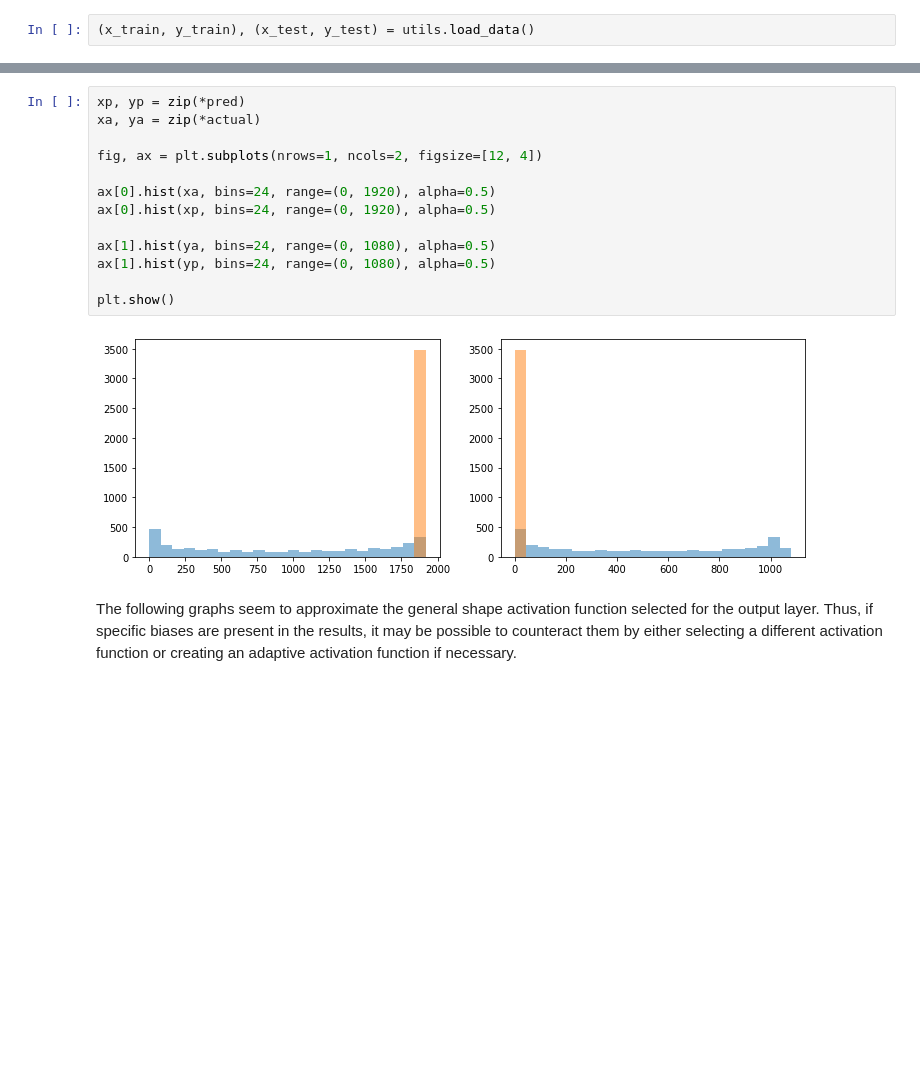
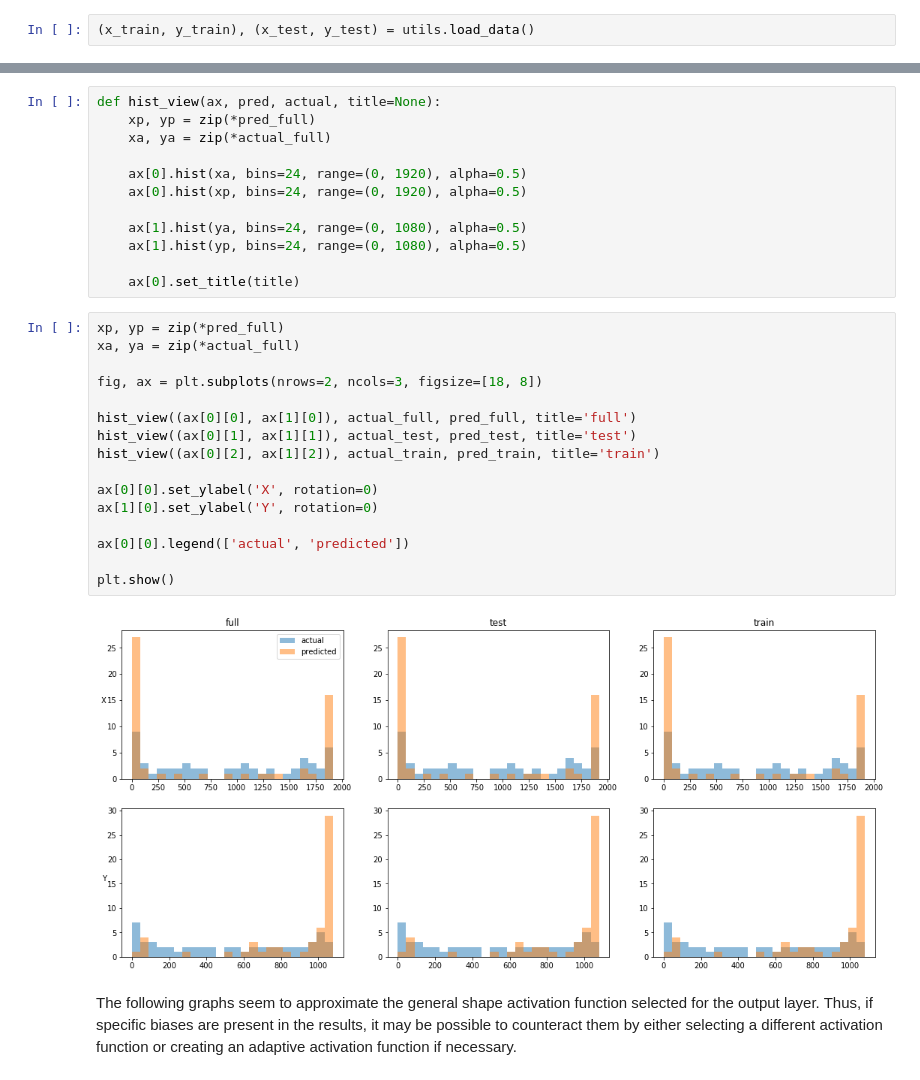
Before and after one commit to yrkv/eye-tracking, a Jupyter notebook: analyze-data.ipynb, the cells around one changed output, grey strips where cells are left out. Drawn from its saved outputs; the diff is of its cells as text; blank space fills up the shorter version.

```diff
--- a/analyze-data.ipynb
+++ b/analyze-data.ipynb
@@ -143,18 +100,33 @@ scatter_view(ax[1][2], actual[-part:], title='actual (test)')
 # %%
-xp, yp = zip(*pred)
-xa, ya = zip(*actual)
+def hist_view(ax, pred, actual, title=None):
+    xp, yp = zip(*pred_full)
+    xa, ya = zip(*actual_full)
 
-fig, ax = plt.subplots(nrows=1, ncols=2, figsize=[12, 4])
+    ax[0].hist(xa, bins=24, range=(0, 1920), alpha=0.5)
+    ax[0].hist(xp, bins=24, range=(0, 1920), alpha=0.5)
 
-ax[0].hist(xa, bins=24, range=(0, 1920), alpha=0.5)
-ax[0].hist(xp, bins=24, range=(0, 1920), alpha=0.5)
+    ax[1].hist(ya, bins=24, range=(0, 1080), alpha=0.5)
+    ax[1].hist(yp, bins=24, range=(0, 1080), alpha=0.5)
 
-ax[1].hist(ya, bins=24, range=(0, 1080), alpha=0.5)
-ax[1].hist(yp, bins=24, range=(0, 1080), alpha=0.5)
-
-plt.show()
+    ax[0].set_title(title)
-# %% [output]
-[figure, removed]
+# %%
+xp, yp = zip(*pred_full)
+xa, ya = zip(*actual_full)
+
+fig, ax = plt.subplots(nrows=2, ncols=3, figsize=[18, 8])
+
+hist_view((ax[0][0], ax[1][0]), actual_full, pred_full, title='full')
+hist_view((ax[0][1], ax[1][1]), actual_test, pred_test, title='test')
+hist_view((ax[0][2], ax[1][2]), actual_train, pred_train, title='train')
+
+ax[0][0].set_ylabel('X', rotation=0)
+ax[1][0].set_ylabel('Y', rotation=0)
+
+ax[0][0].legend(['actual', 'predicted'])
+
+plt.show()
+# %% [output]
+[figure, added]
 # %% [markdown]
 The following graphs seem to approximate the general shape activation function selected for the output layer. Thus, if specific biases are present in the results, it may be possible to counteract them by either selecting a different activation function or creating an adaptive activation function if necessary.
 # %%
```
Also changed, not shown: parts of 17 cells of this notebook, 2 other files.
